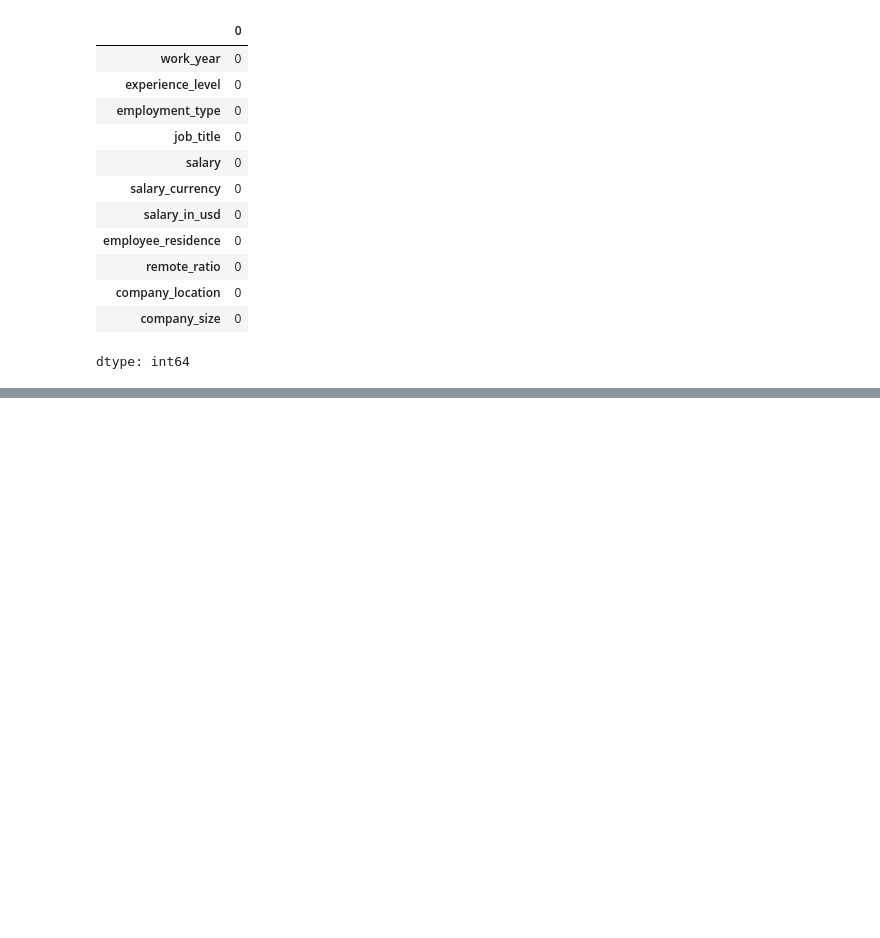
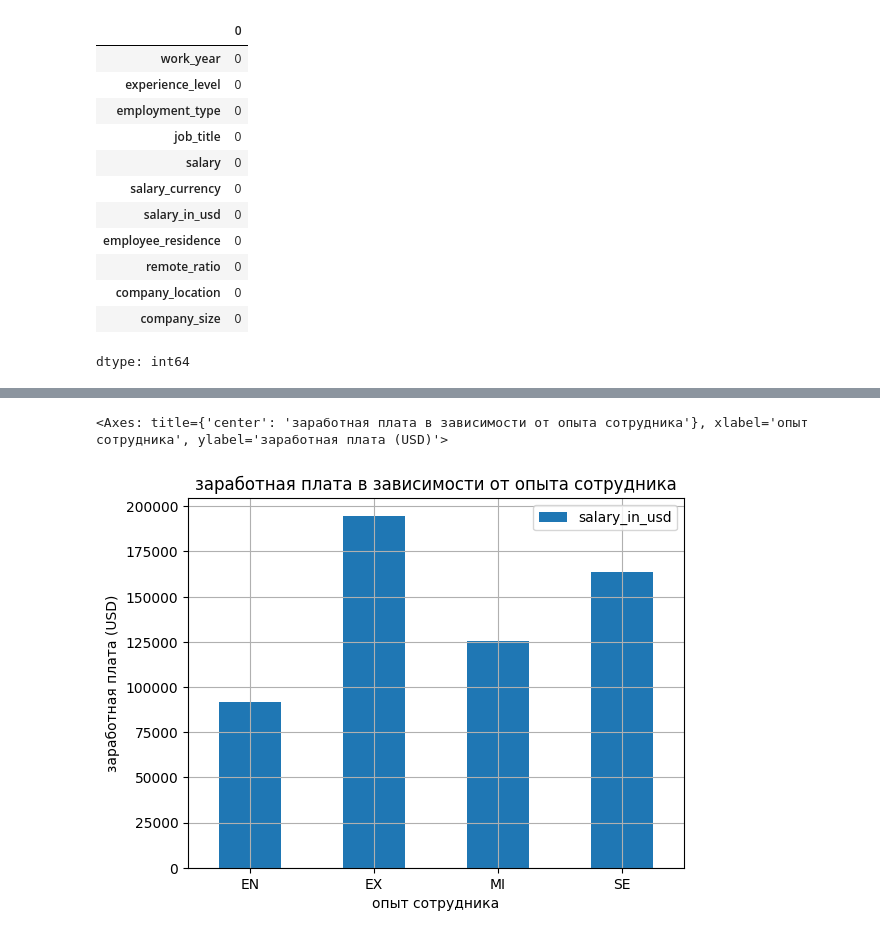
Before and after one commit to OnlySem/ITMO, a Jupyter notebook: задание_1.ipynb, the cells around one changed output, grey strips where cells are left out. Cells and saved outputs as stored; diff of their text form; code cells hidden in the pictures; blank space fills up the shorter version.

```diff
--- a/задание_1.ipynb
+++ b/задание_1.ipynb
@@ -77,0 +138,11 @@ dtype: int64
+# %%
+data.groupby('experience_level')['salary_in_usd'].mean().plot(
+    kind='bar',
+    rot=0,
+    title='заработная плата в зависимости от опыта сотрудника',
+    xlabel='опыт сотрудника',
+    ylabel='заработная плата (USD)',
+    grid=True)
+# %% [output]
+<Axes: title={'center': 'заработная плата в зависимости от опыта сотрудника'}, xlabel='опыт сотрудника', ylabel='заработная плата (USD)'>
+[figure, added]
```
Also changed, not shown: parts of 10 cells of this notebook.
